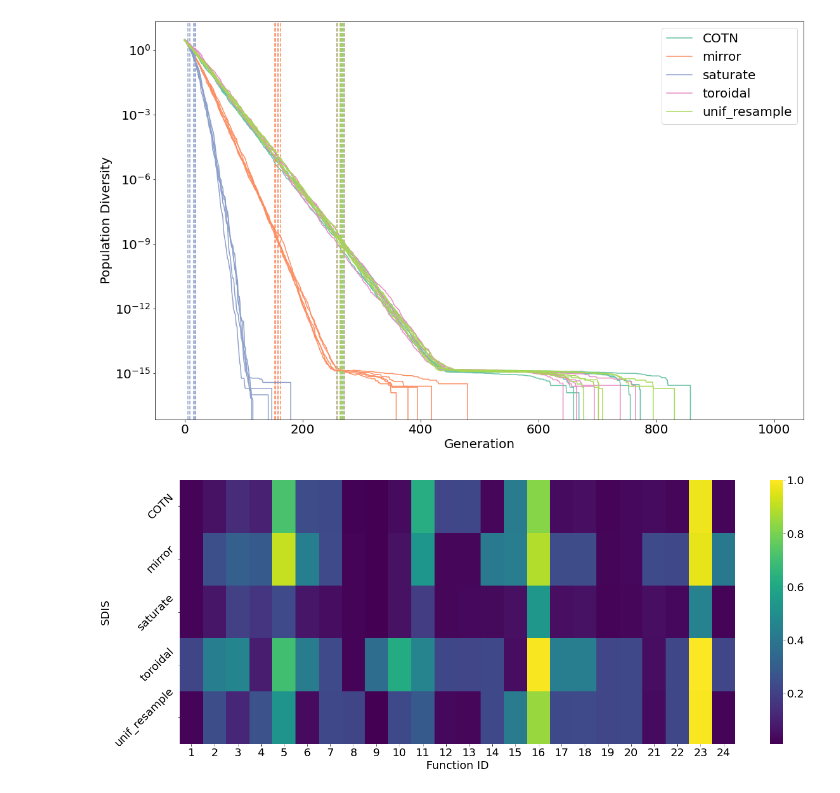
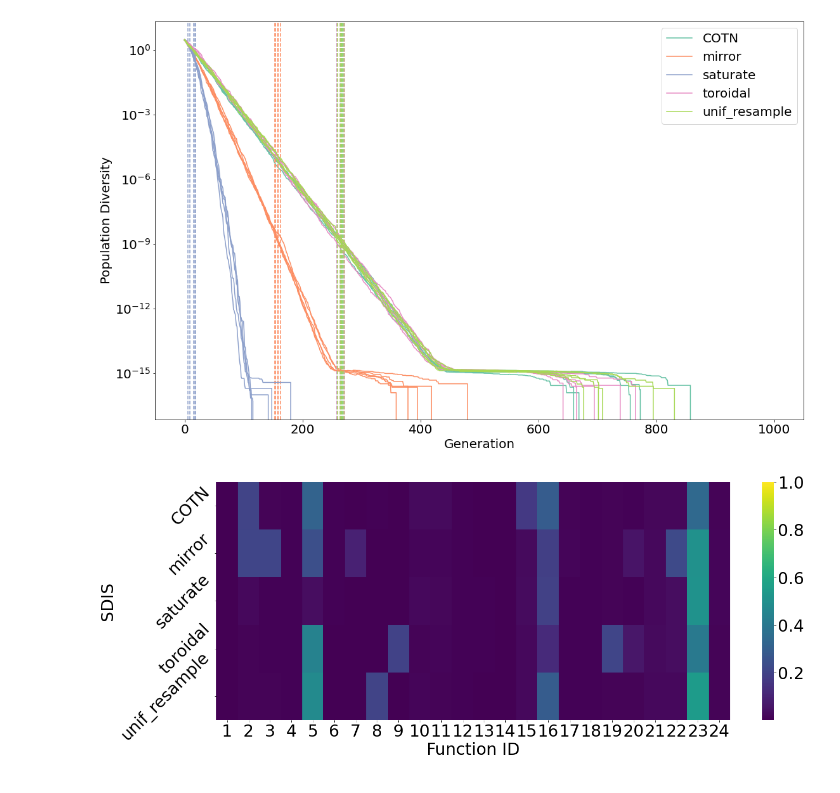
Before and after one commit to Dvermetten/DE_TIOBR, a Jupyter notebook: Visualize_POIS.ipynb, the cells around one changed output. Cells and saved outputs as stored; diff of their text form; code cells hidden in the pictures.

```diff
--- a/Visualize_POIS.ipynb
+++ b/Visualize_POIS.ipynb
@@ -12,7 +12,7 @@ log_folder_location = "logs_dict" #where to find the processed logs
 sdiss = ['COTN', 'mirror', 'saturate', 'toroidal', 'unif_resample']
 # sdiss = ['c', 'm', 's', 't', 'u', 'h']
 # %%
-font = {'size'   : 20}
+font = {'size'   : 30}
 
 plt.rc('font', **font)
 # %%
@@ -143,13 +143,13 @@ def plot_final_pois_heatmap(dim, de_version, iid):
     plt.figure(figsize=(20,8))
     sbs.heatmap(np.transpose(pois_array), cmap='viridis', vmax=1)
     plt.yticks([i+0.5 for i in range(5)], sdiss_sorted, rotation=45)
-    plt.xticks([i+0.5 for i in range(24)], range(1,25))
+    plt.xticks([i+0.5 for i in range(24)], range(1,25),rotation=0)
     plt.xlabel("Function ID")
     plt.ylabel("SDIS")
     plt.tight_layout()
     plt.savefig(f"Figures/Final_POIS_{dim}D_{de_version}_I{iid}.pdf")
     plt.show()
 # %%
-plot_final_pois_heatmap(30, 'lshade', 1)
+plot_final_pois_heatmap(5, 'lshade', 1)
 # %% [output]
-[figure, old version]
+[figure, new version]
```
Also changed, not shown: parts of 5 cells of this notebook, 1 other file.
